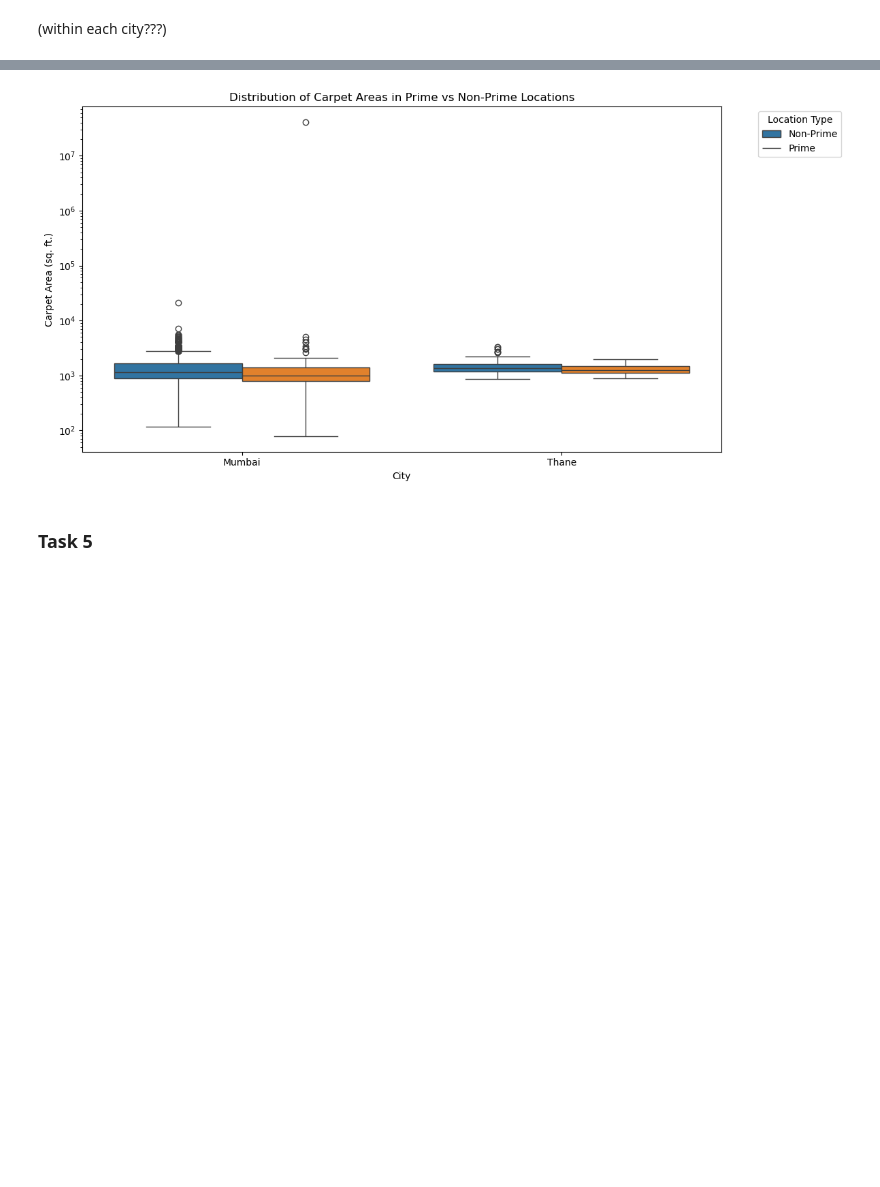
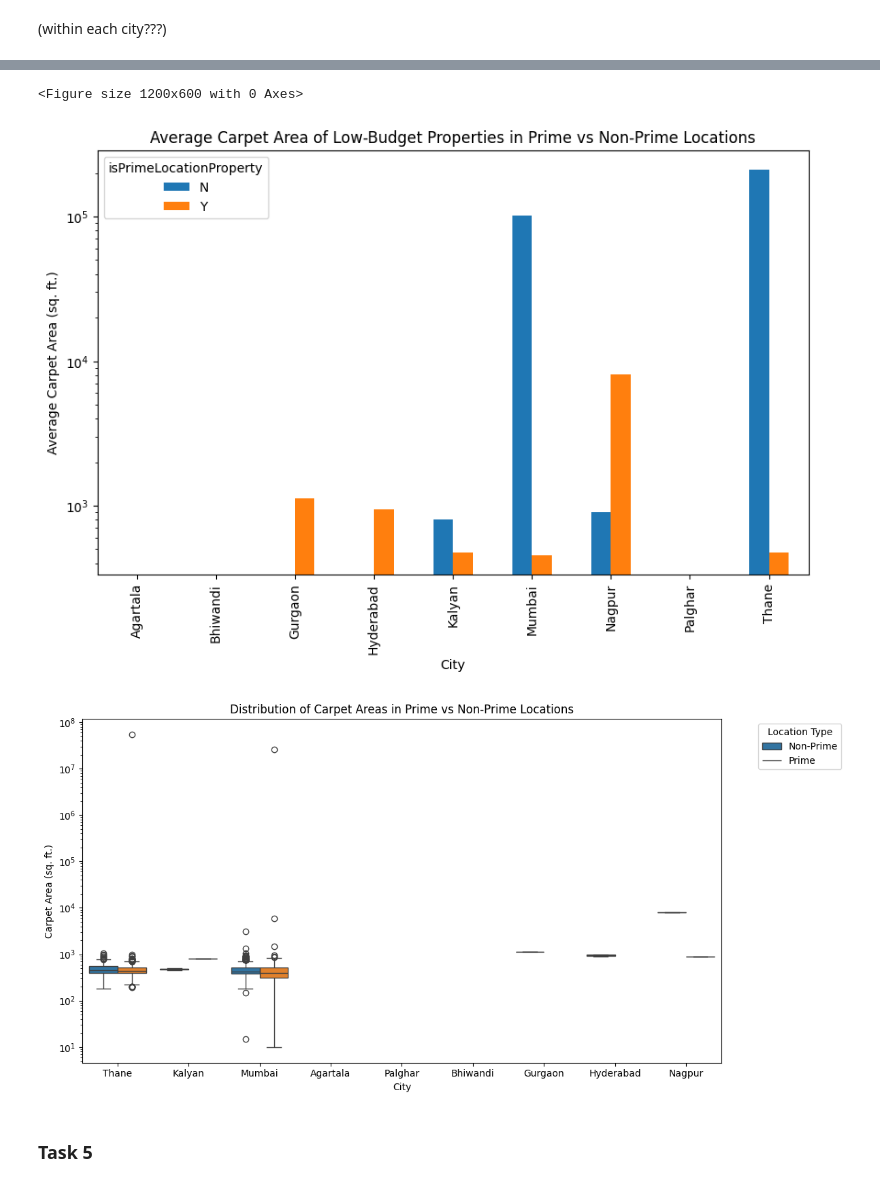
Before and after one commit to arghyawning/data-analytics-1-assignments, a Jupyter notebook: a1/51/assignment1_51.ipynb, the cells around one changed output, grey strips where cells are left out. Saved outputs shown, nothing was run; the diff lists cells and outputs as text; code cells hidden in the pictures; blank space fills up the shorter version.

```diff
--- a/a1/51/assignment1_51.ipynb
+++ b/a1/51/assignment1_51.ipynb
@@ -350 +363,9 @@ plt.show()
+# %%
+
+# Step 1: Filter data for high-budget properties
+high_budget_threshold = df['Price'].quantile(0.75)  # Consider top 25% as high-budget properties
+high_budget_data = df[df['Price'] >= high_budget_threshold]
+
+low_budget_threshold = df['Price'].quantile(0.25)  # Consider bottom 25% as low-budget properties
+low_budget_data = df[df['Price'] <= low_budget_threshold]
 # %%
@@ -371,17 +401,33 @@ plt.show()
 # %%
+# Step 2: Group data by Prime vs Non-Prime Locations
+prime_vs_non_prime = low_budget_data.groupby(['City', 'isPrimeLocationProperty'])['Carpet Area'].mean().unstack()
+
+# Step 3: Visualization
+plt.figure(figsize=(12, 6))
+
+# Bar Plot
+prime_vs_non_prime.plot(kind='bar', figsize=(10, 6))
+plt.title('Average Carpet Area of Low-Budget Properties in Prime vs Non-Prime Locations')
+plt.ylabel('Average Carpet Area (sq. ft.)')
+plt.xlabel('City')
+plt.yscale('log')
+plt.show()
+
 # Box Plot: Distribution of Carpet Areas in Prime vs Non-Prime Locations
 plt.figure(figsize=(12, 6))
-sns.boxplot(x='City', y='Carpet Area', hue='isPrimeLocationProperty', data=high_budget_data)
-plt.title('Distribution of Carpet Areas in Prime vs Non-Prime Locations')
+sns.boxplot(x='City', y='Carpet Area', hue='isPrimeLocationProperty', data=low_budget_data)
+plt.title('Distribution of Carpet Areas of Low-Budget Properties in Prime vs Non-Prime Locations')
 plt.ylabel('Carpet Area (sq. ft.)')
 plt.xlabel('City')
 plt.xticks(rotation=0)
 plt.yscale('log')
 plt.legend(title='Location Type', labels=['Non-Prime', 'Prime'], bbox_to_anchor=(1.05, 1), loc='upper left')
 plt.tight_layout()
 plt.show()
 # %% [output]
+<Figure size 1200x600 with 0 Axes>
-[figure, old version]
+[figure, new version]
+[figure, added]
 # %% [markdown]
 ### Task 5
 # %%
```
Also changed, not shown: parts of 24 cells of this notebook.
